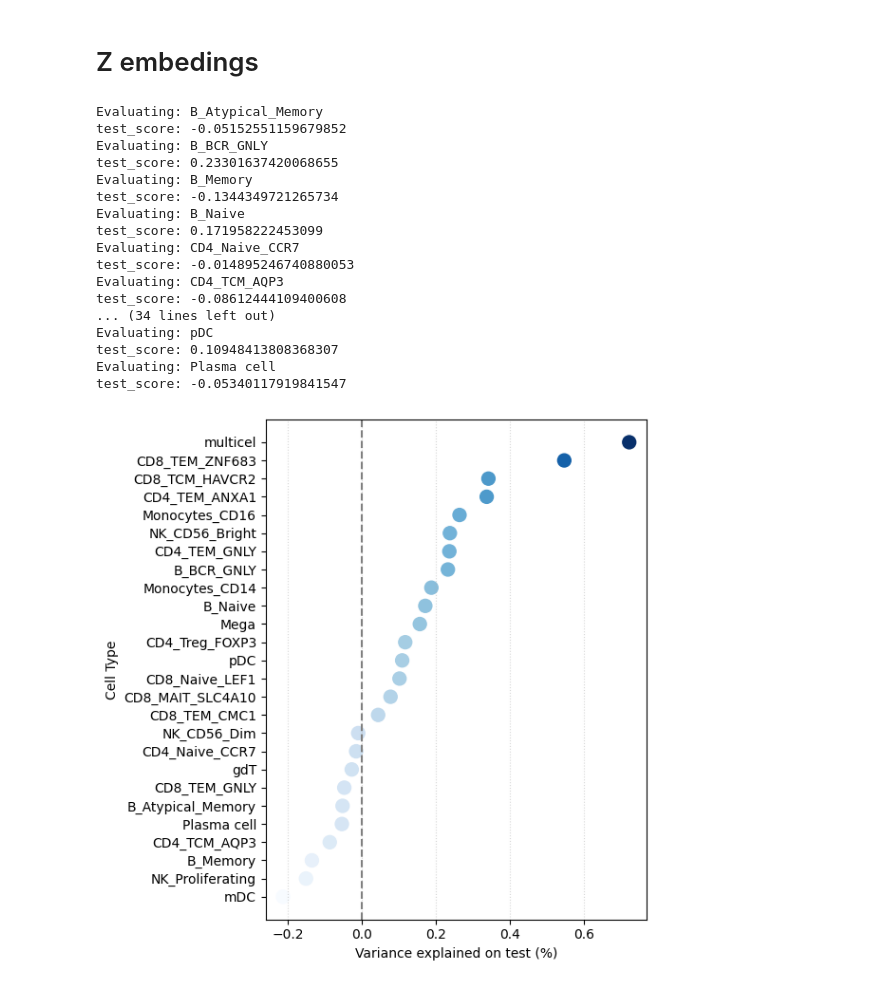
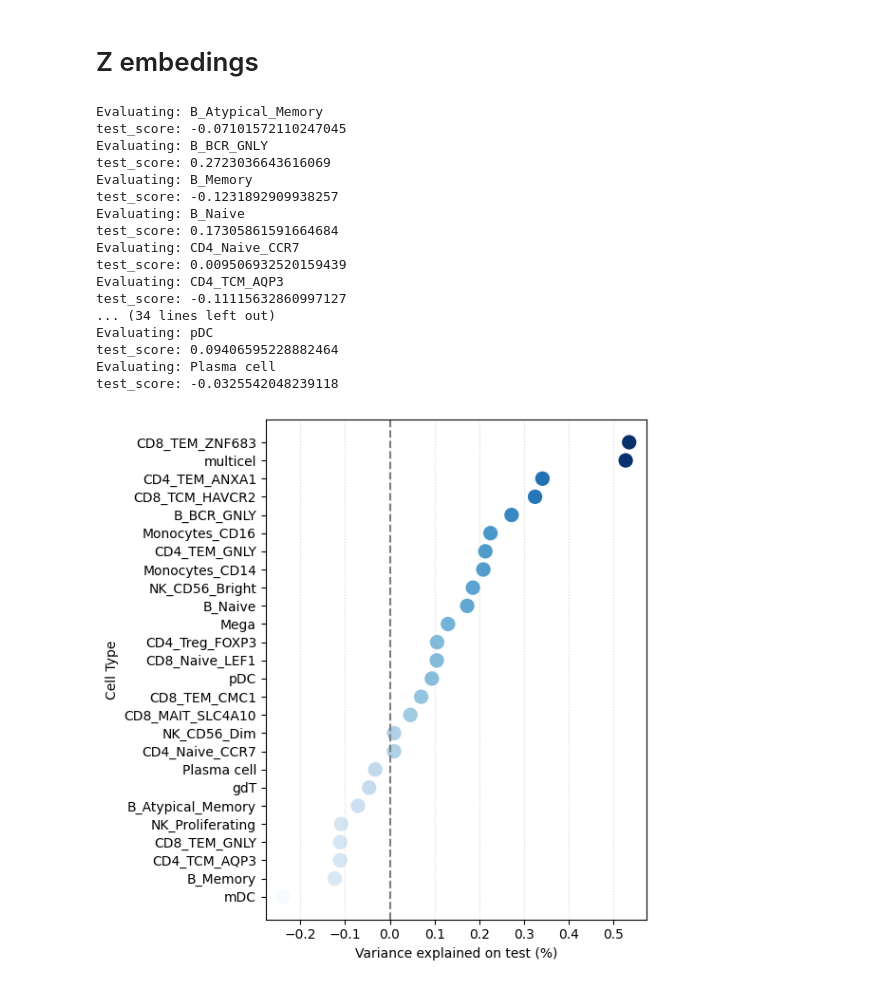
Before and after one commit to AlbertBay/ImSysAging, a Jupyter notebook: train_ageclock.ipynb, the cells around one changed output. Saved outputs shown, nothing was run; the diff lists cells and outputs as text; code cells hidden in the pictures.

```diff
--- a/train_ageclock.ipynb
+++ b/train_ageclock.ipynb
@@ -313,37 +313,37 @@ test_score: 0.002080368250902298
 # %%
 data = pd.concat([adata.obs[['sampleName','primary_type','secondary_type','age']].reset_index(drop=True),
                   pd.DataFrame(adata.obsm['Z_mrvi']).reset_index(drop=True)], axis=1)
 data = data.drop(columns='primary_type').groupby(['sampleName','secondary_type','age']).mean().reset_index()
 data = data.dropna()
 data.sampleName = data.sampleName.astype('str')
 data.secondary_type = data.secondary_type.astype('str')
 data.age = data.age.astype('float')
 
 report = evaluate_cell_types(data, train_model)
 
 
-sample_level_df = build_sample_level_dataset(cell_embeddings)
+sample_level_df = build_sample_level_dataset(data)
 multicel = train_model(sample_level_df)
 new_row = pd.DataFrame([['multicel', multicel]], columns=report.columns)
 report = pd.concat([report, new_row], ignore_index=True)
 
 draw_results(report)
 # %% [output]
 Evaluating: B_Atypical_Memory
-test_score: -0.05152551159679852
+test_score: -0.07101572110247045
 Evaluating: B_BCR_GNLY
-test_score: 0.23301637420068655
+test_score: 0.2723036643616069
 Evaluating: B_Memory
-test_score: -0.1344349721265734
+test_score: -0.1231892909938257
 Evaluating: B_Naive
-test_score: 0.171958222453099
+test_score: 0.17305861591664684
 Evaluating: CD4_Naive_CCR7
-test_score: -0.014895246740880053
+test_score: 0.009506932520159439
 Evaluating: CD4_TCM_AQP3
-test_score: -0.08612444109400608
+test_score: -0.11115632860997127
 ... (34 lines left out)
 Evaluating: pDC
-test_score: 0.10948413808368307
+test_score: 0.09406595228882464
 Evaluating: Plasma cell
-test_score: -0.05340117919841547
+test_score: -0.0325542048239118
-[figure, old version]
+[figure, new version]
```
Also changed, not shown: parts of 3 cells of this notebook.
